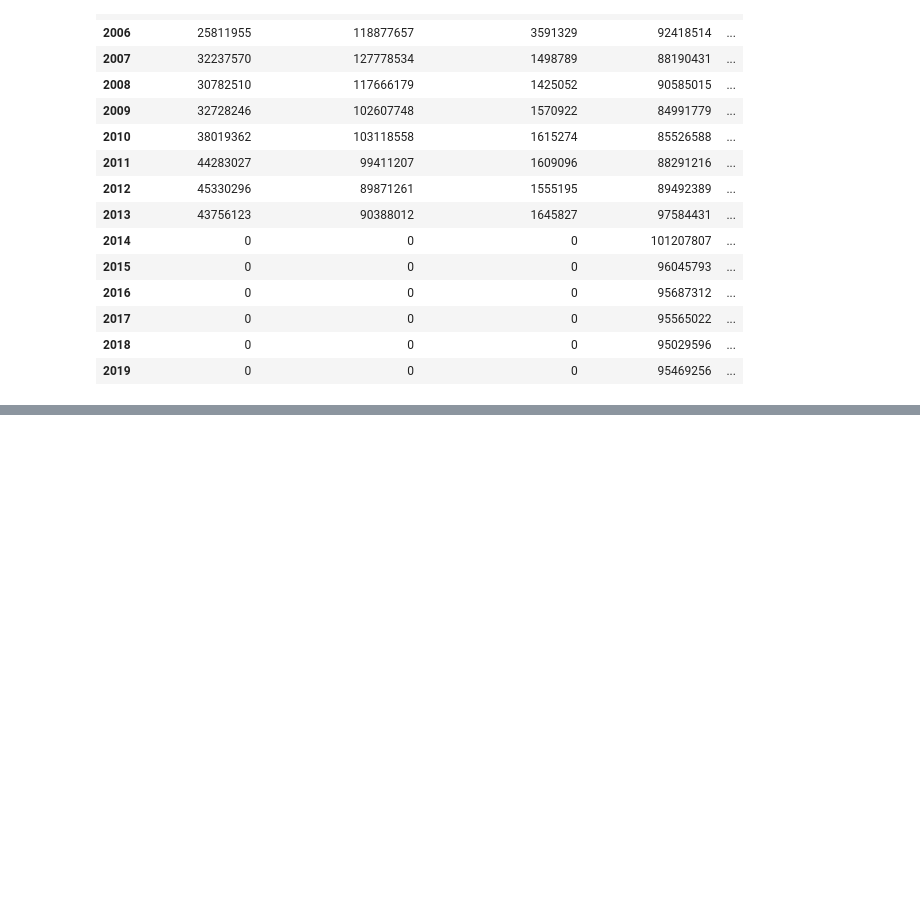
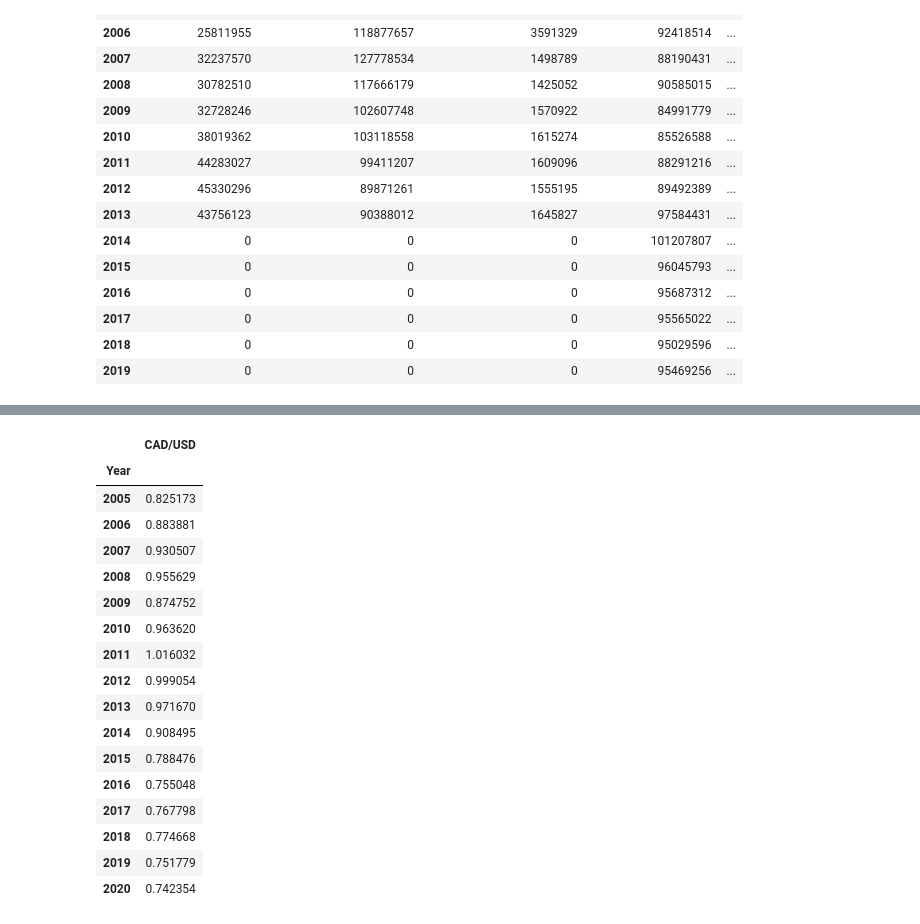
Before and after one commit to kk-deng/CanadaEnergyIE, a Jupyter notebook: Part 4 - Transformation.ipynb, the cells around one changed output, grey strips where cells are left out. Cells and saved outputs as stored; diff of their text form; code cells hidden in the pictures; blank space fills up the shorter version.

```diff
--- a/Extraction_for_Table_5.ipynb
+++ b/Part 4 - Transformation.ipynb
@@ -182,0 +271,23 @@ oil_energy_data.to_csv("Resources/Clean Data/Table 5 - Canada Oil Energy Electri
+# %%
+# Groupby to get yearly currency data
+yearly_exchange_rate = pd.DataFrame(raw_currency_data.groupby("Year")["CAD/USD"].mean())
+yearly_exchange_rate
+# %% [output]
+|  | CAD/USD |
+| Year |  |
+| 2005 | 0.825173 |
+| 2006 | 0.883881 |
+| 2007 | 0.930507 |
+| 2008 | 0.955629 |
+| 2009 | 0.874752 |
+| 2010 | 0.963620 |
+| 2011 | 1.016032 |
+| 2012 | 0.999054 |
+| 2013 | 0.971670 |
+| 2014 | 0.908495 |
+| 2015 | 0.788476 |
+| 2016 | 0.755048 |
+| 2017 | 0.767798 |
+| 2018 | 0.774668 |
+| 2019 | 0.751779 |
+| 2020 | 0.742354 |
```
Also changed, not shown: parts of 21 cells of this notebook, 6 other files.
